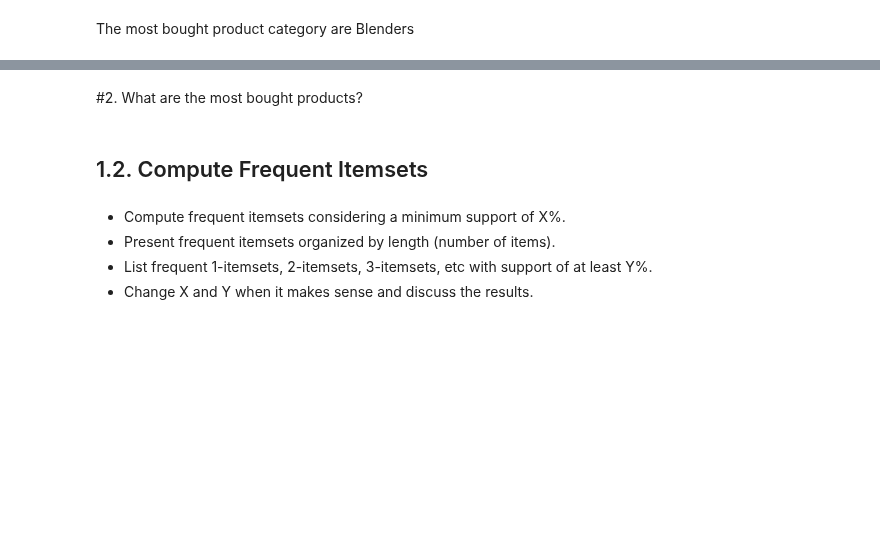
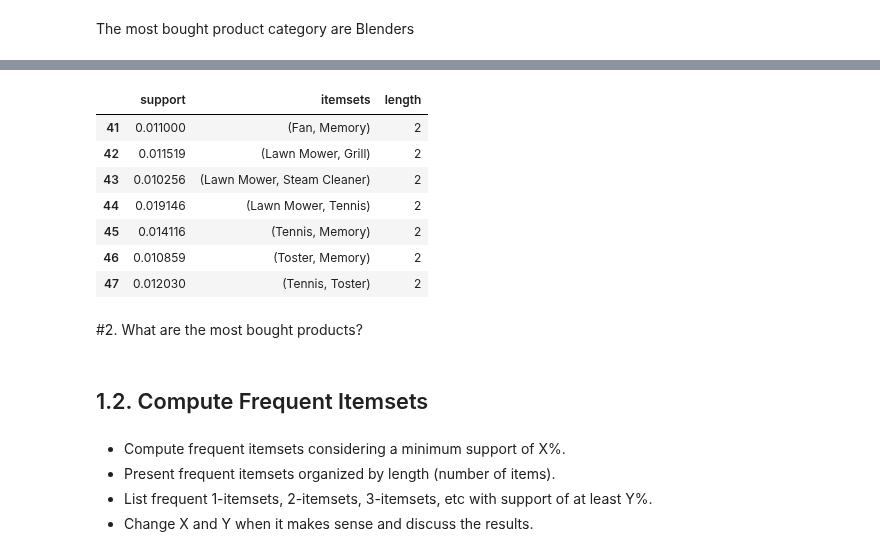
Before and after one commit to flpsantos3/PD_01, a Jupyter notebook: PD_202021_P1.ipynb, the cells around one changed output, grey strips where cells are left out. Drawn from its saved outputs; the diff is of its cells as text; code cells hidden in the pictures; blank space fills up the shorter version.

```diff
--- a/PD_202021_P1.ipynb
+++ b/PD_202021_P1.ipynb
@@ -276,3 +318,22 @@ KeyboardInterrupt: ignored
+# %%
+#Compute itemsets min_support = 1%
+frequent_itemsets = apriori(binary_database, min_support=0.01, use_colnames=True)
+
+# add new column length
+frequent_itemsets['length'] = frequent_itemsets['itemsets'].apply(lambda x: len(x))
+
+# filter using pattern length = 2
+frequent_2_itemsets = frequent_itemsets[frequent_itemsets['length'] == 2]
+frequent_2_itemsets
+# %% [output]
+|  | support | itemsets | length |
+| 41 | 0.011000 | (Fan, Memory) | 2 |
+| 42 | 0.011519 | (Lawn Mower, Grill) | 2 |
+| 43 | 0.010256 | (Lawn Mower, Steam Cleaner) | 2 |
+| 44 | 0.019146 | (Lawn Mower, Tennis) | 2 |
+| 45 | 0.014116 | (Tennis, Memory) | 2 |
+| 46 | 0.010859 | (Toster, Memory) | 2 |
+| 47 | 0.012030 | (Tennis, Toster) | 2 |
 # %% [markdown]
 
 #2. What are the most bought products?
```
Also changed, not shown: parts of 14 cells of this notebook.
